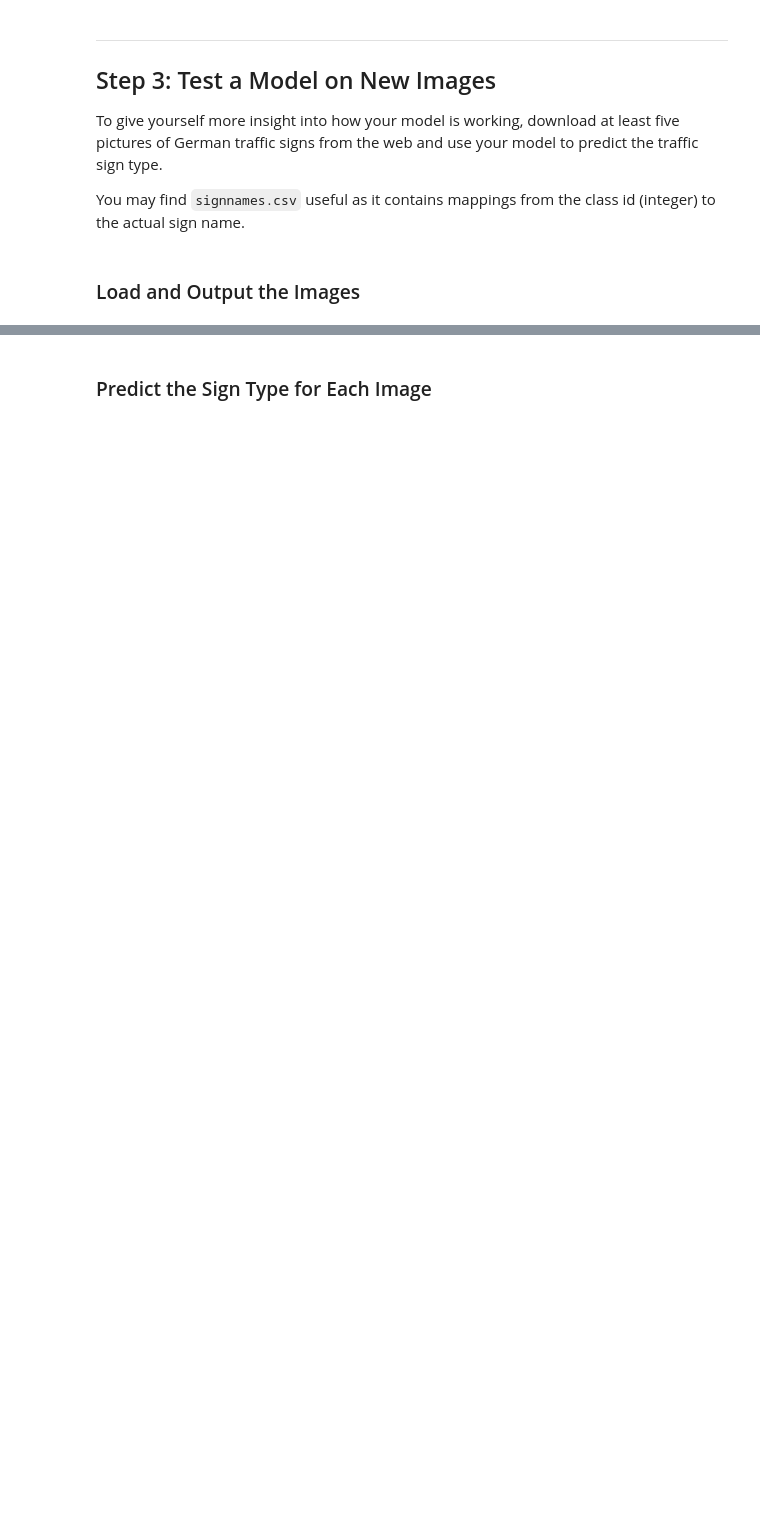
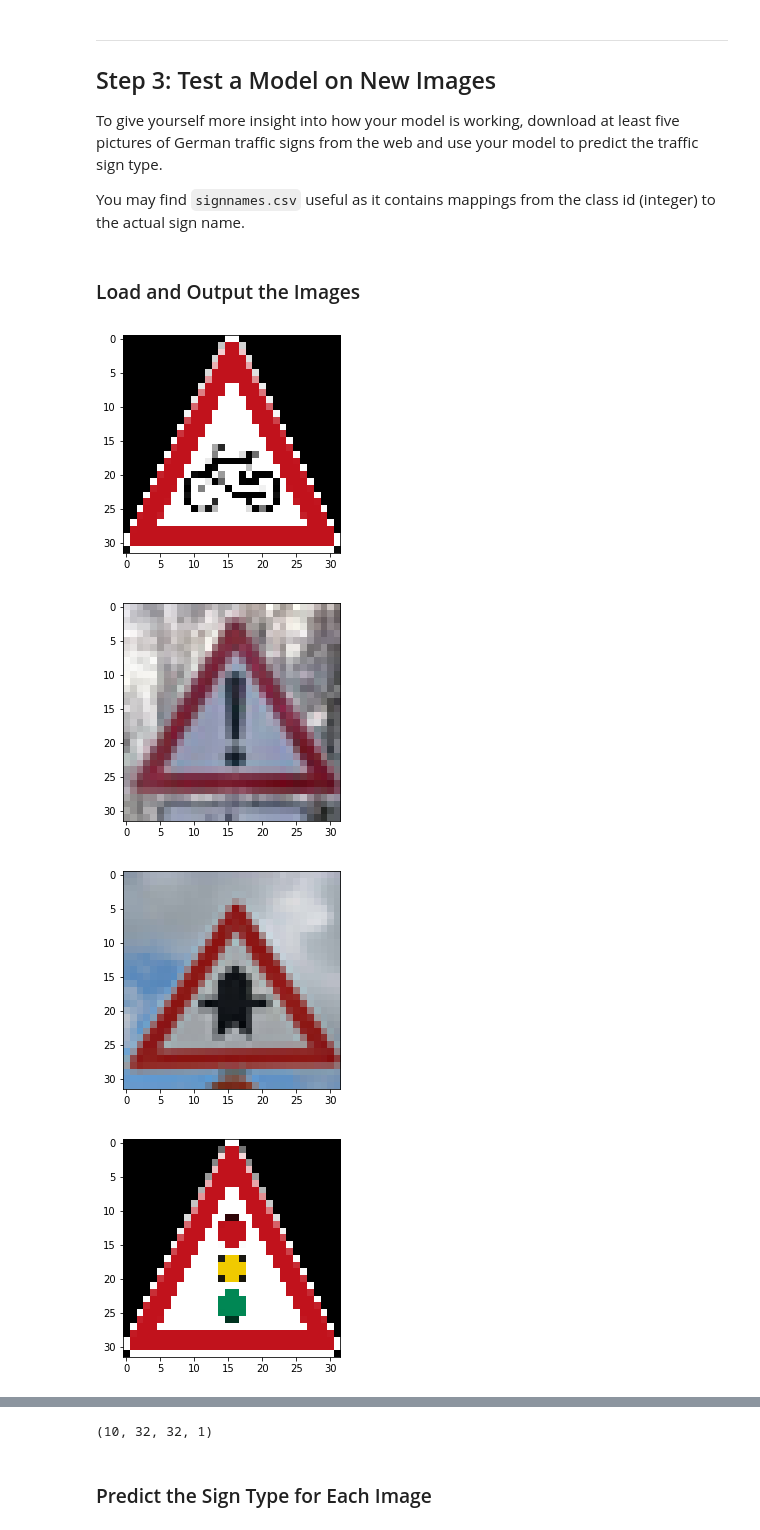
Before and after one commit to shivauchiha/Udacity-SDCND-TrafficSignRecognition, a Jupyter notebook: Traffic_Sign_Classifier.ipynb, the cells around one changed output, grey strips where cells are left out. Saved outputs shown, nothing was run; the diff lists cells and outputs as text; code cells hidden in the pictures; blank space fills up the shorter version.

```diff
--- a/Traffic_Sign_Classifier.ipynb
+++ b/Traffic_Sign_Classifier.ipynb
@@ -335,3 +318,19 @@ You may find `signnames.csv` useful as it contains mappings from the class id (i
 # %%
 ### Load the images and plot them here.
 ### Feel free to use as many code cells as needed.
+
+import matplotlib.pyplot as plt
+import numpy as np
+import cv2
+test_images =[]
+import glob
+for path in glob.glob('My_signs/*'):
+    rimg=cv2.cvtColor(cv2.resize(cv2.imread(path),(32,32)),cv2.COLOR_BGR2RGB)
+    test_images.append(rimg)
+    plt.imshow(rimg)
+    plt.show()
+# %% [output]
+[figure, added]
+[figure, added]
+[figure, added]
+[figure, added]
@@ -338,3 +343,9 @@ You may find `signnames.csv` useful as it contains mappings from the class id (i
+# %%
+test_images = np.asarray(test_images)
+test_images = pre_pro(test_images)
+print(test_images.shape)
+# %% [output]
+(10, 32, 32, 1)
 # %% [markdown]
 ### Predict the Sign Type for Each Image
 # %%
```
Also changed, not shown: parts of 8 cells of this notebook, 20 other files.
